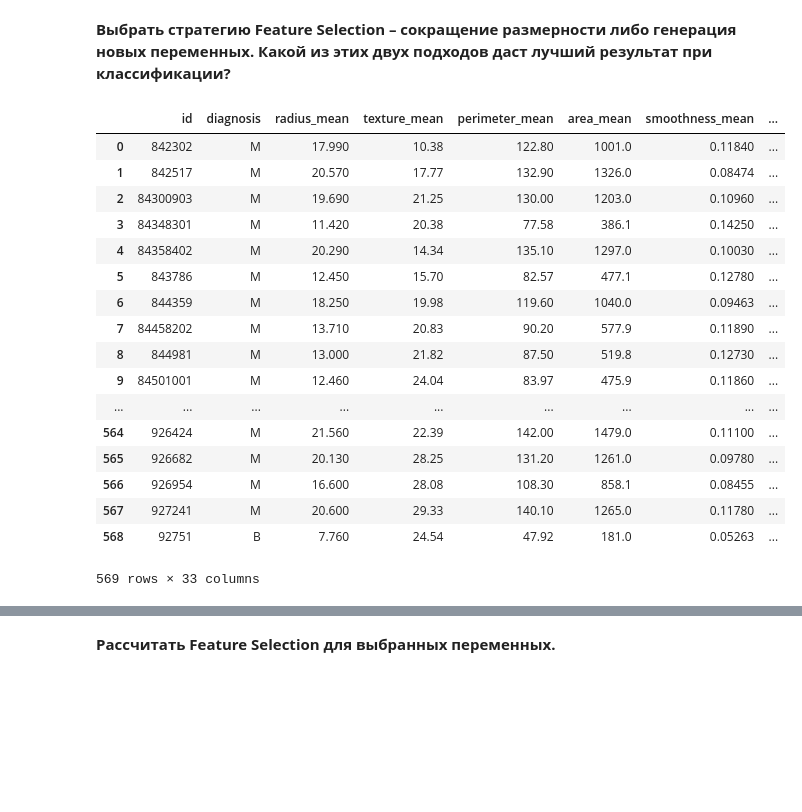
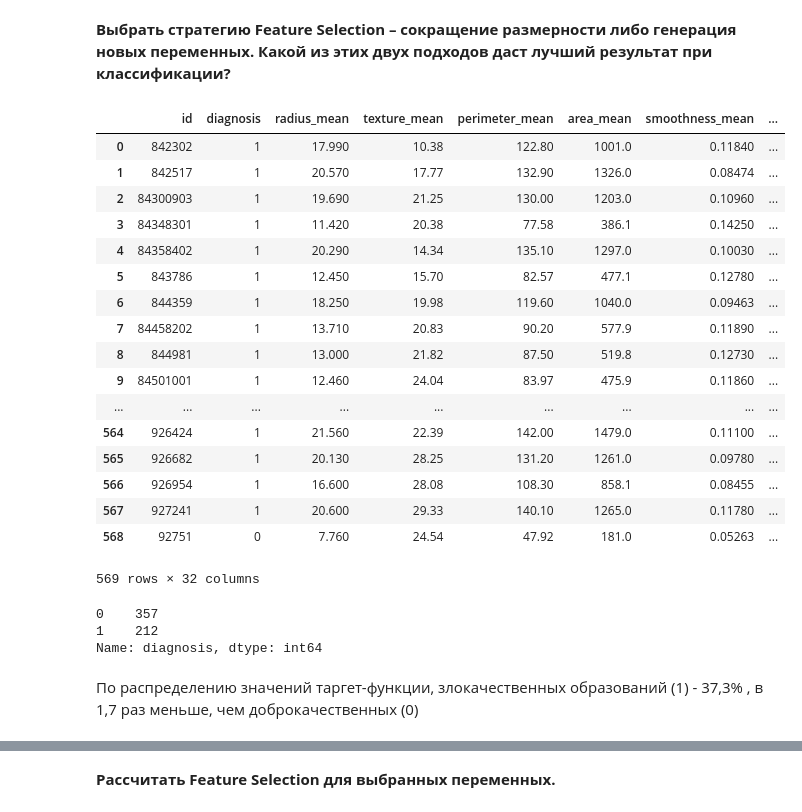
Before and after one commit to stacyinla/DVP-Netology, a Jupyter notebook: iskhakova_pyda_itog.ipynb, the cells around one changed output, grey strips where cells are left out. Cells and saved outputs as stored; diff of their text form; code cells hidden in the pictures; blank space fills up the shorter version.

```diff
--- a/iskhakova_pyda_itog.ipynb
+++ b/iskhakova_pyda_itog.ipynb
@@ -274,28 +274,29 @@ from sklearn.preprocessing import LabelEncoder
 from sklearn.preprocessing import OneHotEncoder
 # %%
 # Добавим новую переменную, которая будет численно отражать категории диагноза: M = 1, B  = 0
-# Так как кол-во категорий всего две, этого достаточно. diagnosis_M будет нашей целевой функцией
+# Фактически эта переменная заменит существующую переменную diagnosis
+# Так как кол-во категорий всего две, этого достаточно. diagnosis будет нашей целевой функцией
 encoder = LabelEncoder()
 diagnosis_cat = data["diagnosis"]
 diagnosis_cat_encoded = encoder.fit_transform(diagnosis_cat)
-data["diagnosis_M"] = diagnosis_cat_encoded
+data["diagnosis"] = diagnosis_cat_encoded
 data
 # %% [output]
 |  | id | diagnosis | radius_mean | texture_mean | perimeter_mean | area_mean | smoothness_mean | ... |
-| 0 | 842302 | M | 17.990 | 10.38 | 122.80 | 1001.0 | 0.11840 | ... |
-| 1 | 842517 | M | 20.570 | 17.77 | 132.90 | 1326.0 | 0.08474 | ... |
-| 2 | 84300903 | M | 19.690 | 21.25 | 130.00 | 1203.0 | 0.10960 | ... |
-| 3 | 84348301 | M | 11.420 | 20.38 | 77.58 | 386.1 | 0.14250 | ... |
-| 4 | 84358402 | M | 20.290 | 14.34 | 135.10 | 1297.0 | 0.10030 | ... |
-| 5 | 843786 | M | 12.450 | 15.70 | 82.57 | 477.1 | 0.12780 | ... |
-| 6 | 844359 | M | 18.250 | 19.98 | 119.60 | 1040.0 | 0.09463 | ... |
-| 7 | 84458202 | M | 13.710 | 20.83 | 90.20 | 577.9 | 0.11890 | ... |
-| 8 | 844981 | M | 13.000 | 21.82 | 87.50 | 519.8 | 0.12730 | ... |
-| 9 | 84501001 | M | 12.460 | 24.04 | 83.97 | 475.9 | 0.11860 | ... |
+| 0 | 842302 | 1 | 17.990 | 10.38 | 122.80 | 1001.0 | 0.11840 | ... |
+| 1 | 842517 | 1 | 20.570 | 17.77 | 132.90 | 1326.0 | 0.08474 | ... |
+| 2 | 84300903 | 1 | 19.690 | 21.25 | 130.00 | 1203.0 | 0.10960 | ... |
+| 3 | 84348301 | 1 | 11.420 | 20.38 | 77.58 | 386.1 | 0.14250 | ... |
+| 4 | 84358402 | 1 | 20.290 | 14.34 | 135.10 | 1297.0 | 0.10030 | ... |
+| 5 | 843786 | 1 | 12.450 | 15.70 | 82.57 | 477.1 | 0.12780 | ... |
+| 6 | 844359 | 1 | 18.250 | 19.98 | 119.60 | 1040.0 | 0.09463 | ... |
+| 7 | 84458202 | 1 | 13.710 | 20.83 | 90.20 | 577.9 | 0.11890 | ... |
+| 8 | 844981 | 1 | 13.000 | 21.82 | 87.50 | 519.8 | 0.12730 | ... |
+| 9 | 84501001 | 1 | 12.460 | 24.04 | 83.97 | 475.9 | 0.11860 | ... |
 | ... | ... | ... | ... | ... | ... | ... | ... | ... |
-| 564 | 926424 | M | 21.560 | 22.39 | 142.00 | 1479.0 | 0.11100 | ... |
-| 565 | 926682 | M | 20.130 | 28.25 | 131.20 | 1261.0 | 0.09780 | ... |
-| 566 | 926954 | M | 16.600 | 28.08 | 108.30 | 858.1 | 0.08455 | ... |
-| 567 | 927241 | M | 20.600 | 29.33 | 140.10 | 1265.0 | 0.11780 | ... |
-| 568 | 92751 | B | 7.760 | 24.54 | 47.92 | 181.0 | 0.05263 | ... |
+| 564 | 926424 | 1 | 21.560 | 22.39 | 142.00 | 1479.0 | 0.11100 | ... |
+| 565 | 926682 | 1 | 20.130 | 28.25 | 131.20 | 1261.0 | 0.09780 | ... |
+| 566 | 926954 | 1 | 16.600 | 28.08 | 108.30 | 858.1 | 0.08455 | ... |
+| 567 | 927241 | 1 | 20.600 | 29.33 | 140.10 | 1265.0 | 0.11780 | ... |
+| 568 | 92751 | 0 | 7.760 | 24.54 | 47.92 | 181.0 | 0.05263 | ... |
-569 rows × 33 columns
+569 rows × 32 columns
@@ -303,0 +303,8 @@ data
+# %%
+data.diagnosis.value_counts()
+# %% [output]
+0    357
+1    212
+Name: diagnosis, dtype: int64
+# %% [markdown]
+По распределению значений таргет-функции, злокачественных образований (1) - 37,3% , в 1,7 раз меньше, чем доброкачественных (0)
```
Also changed, not shown: parts of 18 cells of this notebook.
